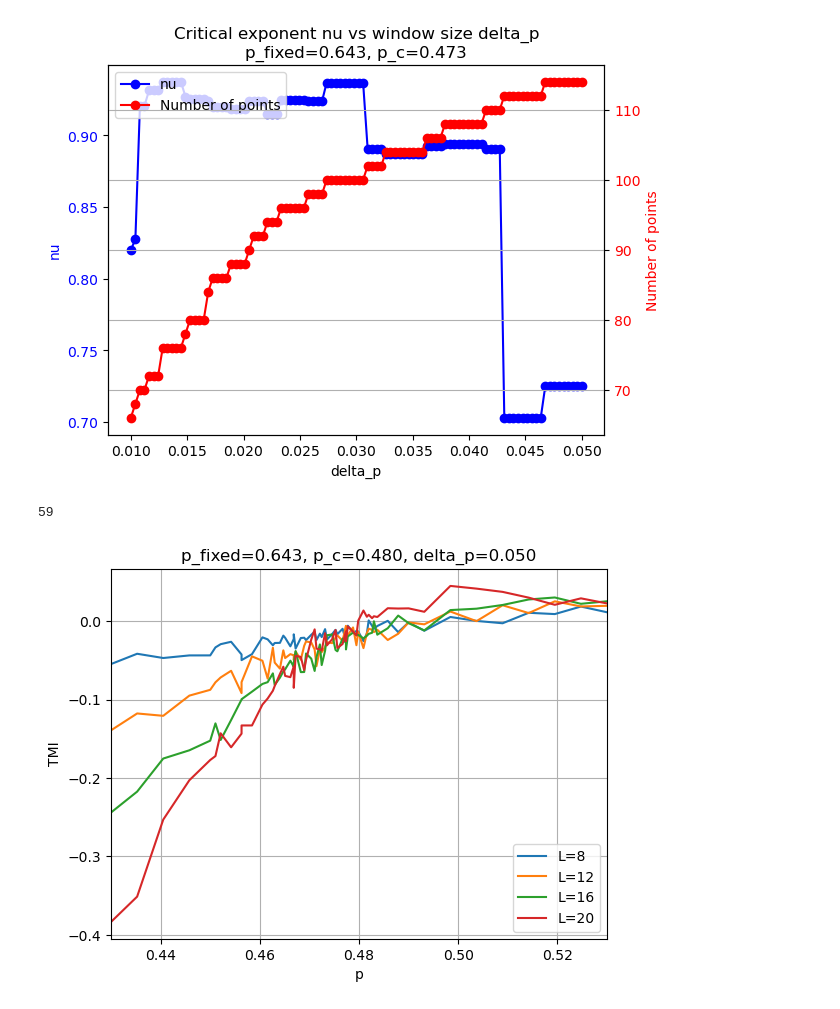
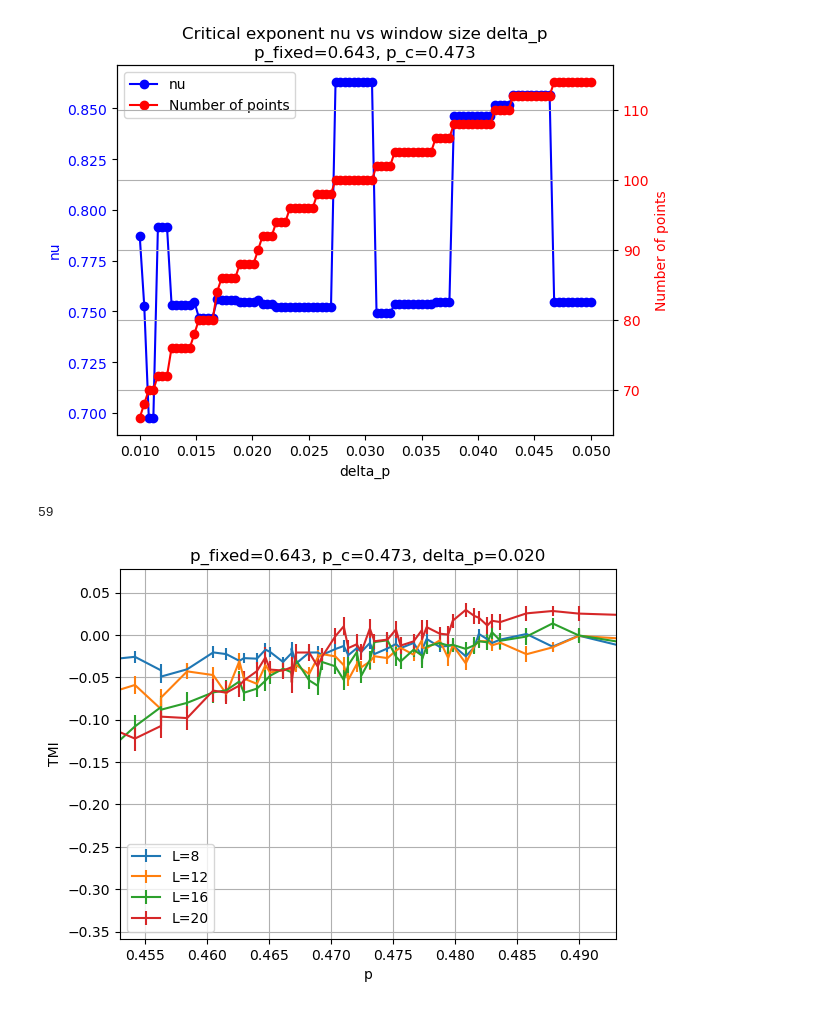
Before and after one commit to youtao1999/CT_toy, a Jupyter notebook: sandbox.ipynb, the cells around one changed output. Saved outputs shown, nothing was run; the diff lists cells and outputs as text; code cells hidden in the pictures.

```diff
--- a/sandbox.ipynb
+++ b/sandbox.ipynb
@@ -8,7 +8,7 @@ import h5py
 import csv
 from FSS.DataCollapse import *
 # %%
-def read_tmi_results_to_df(p_fixed, p_fixed_name, L_values=None, n=0, threshold=1e-10):
+def read_tmi_results_to_df(p_fixed, p_fixed_name, L_values=None, n=0, threshold=1e-15):
     """
     Read singular values from HDF5 files, compute TMI statistics, and return results as a DataFrame.
     Scans for all available data files with different p_c values and combines them into one CSV.
@@ -111,9 +111,9 @@ def read_tmi_results_to_df(p_fixed, p_fixed_name, L_values=None, n=0, threshold=
 # %%
 p_fixed = 0.643
 p_c = 0.473
-delta_p = 0.045
+delta_p = 0.02
 L_min = 16
-df = read_tmi_results_to_df(p_fixed, p_fixed_name = 'pproj', L_values = [8, 12, 16, 20], threshold=1e-10)
+df = read_tmi_results_to_df(p_fixed, p_fixed_name = 'pproj', L_values = [8, 12, 16, 20], threshold=np.finfo(float).eps)
 dc=DataCollapse(df, p_='p',L_='L',params={},p_range=[p_c - delta_p, p_c + delta_p],Lmin=L_min)
 dc.datacollapse(p_c=p_c,nu=1,beta=0.,p_c_vary=True,beta_vary=False,nu_vary=True, max_nfev=1000)
 # %% [output]
@@ -203,7 +203,7 @@ plt.title(f'Critical exponent nu vs window size delta_p\np_fixed={p_fixed:.3f},
 plt.grid()
 plt.show()
 # %% [output]
-[figure, old version]
+[figure, new version]
 # %%
 df_ = df.map(np.mean)
 df_std = df.map(lambda x: np.std(x)/np.sqrt(len(x)))
@@ -212,21 +212,22 @@ df_.index.get_level_values('p').unique().size
 # %% [output]
 59
 # %%
-delta_p = 0.05
-p_c = 0.48
-p_range = [p_c - delta_p,p_c + delta_p]
+delta_p = 0.02
+p_c = 0.473
+p_range = [p_c - delta_p, p_c + delta_p]
 fig,ax=plt.subplots()
 for L in [8,12,16,20]:
-    ax.plot(df_.index.get_level_values('p').unique(),df_['observations'].xs(L,level='L'),label=f'L={L}')
+    # ax.plot(df_.index.get_level_values('p').unique(),df_['observations'].xs(L,level='L'),label=f'L={L}')
+    ax.errorbar(df_.index.get_level_values('p').unique(),df_['observations'].xs(L,level='L'),yerr=df_std['observations'].xs(L,level='L'),label=f'L={L}')
 ax.legend()
 ax.set_xlabel('p')
 ax.set_ylabel('TMI')
 ax.set_title(f'p_fixed={p_fixed:.3f}, p_c={p_c:.3f}, delta_p={delta_p:.3f}')
 ax.set_xlim(p_range)
 ax.grid()
 plt.show()
 # %% [output]
-[figure, old version]
+[figure, new version]
 # %%
 # check whether i am doing the ensemble average correctly
 # then report to Haining that the nu equals to 0.7 result does not correspond to the best fit, where as the
```
Also changed, not shown: parts of 6 cells of this notebook, 1 other file.
